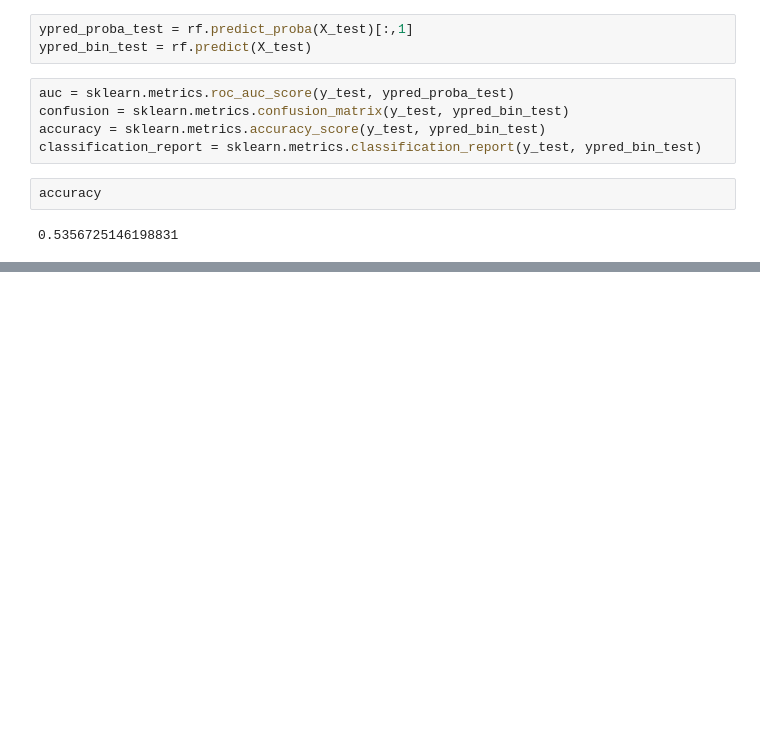
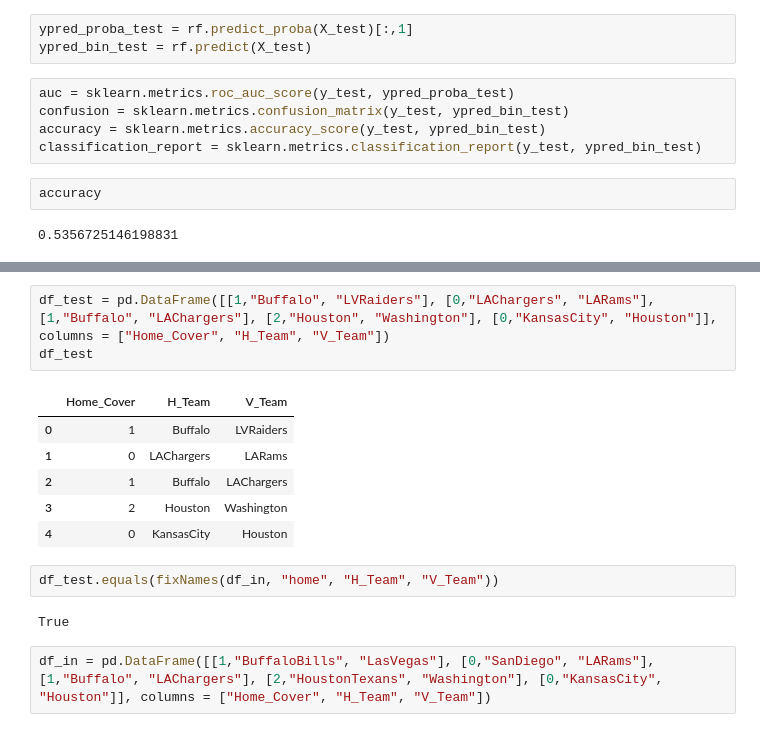
Before and after one commit to MSIA/2021-msia423--hakimi---ben--project, a Jupyter notebook: notebooks/develop/cleanModelTesting.ipynb, the cells around one changed output, grey strips where cells are left out. Cells and saved outputs as stored; diff of their text form; blank space fills up the shorter version.

```diff
--- a/notebooks/develop/cleanModelTesting.ipynb
+++ b/notebooks/develop/cleanModelTesting.ipynb
@@ -262,0 +343,16 @@ accuracy
+# %%
+df_test = pd.DataFrame([[1,"Buffalo", "LVRaiders"], [0,"LAChargers", "LARams"], [1,"Buffalo", "LAChargers"], [2,"Houston", "Washington"], [0,"KansasCity", "Houston"]], columns = ["Home_Cover", "H_Team", "V_Team"])
+df_test
+# %% [output]
+|  | Home_Cover | H_Team | V_Team |
+| 0 | 1 | Buffalo | LVRaiders |
+| 1 | 0 | LAChargers | LARams |
+| 2 | 1 | Buffalo | LAChargers |
+| 3 | 2 | Houston | Washington |
+| 4 | 0 | KansasCity | Houston |
+# %%
+df_test.equals(fixNames(df_in, "home", "H_Team", "V_Team"))
+# %% [output]
+True
+# %%
+df_in = pd.DataFrame([[1,"BuffaloBills", "LasVegas"], [0,"SanDiego", "LARams"], [1,"Buffalo", "LAChargers"], [2,"HoustonTexans", "Washington"], [0,"KansasCity", "Houston"]], columns = ["Home_Cover", "H_Team", "V_Team"])
```
Also changed, not shown: parts of 7 cells of this notebook, 15 other files.
